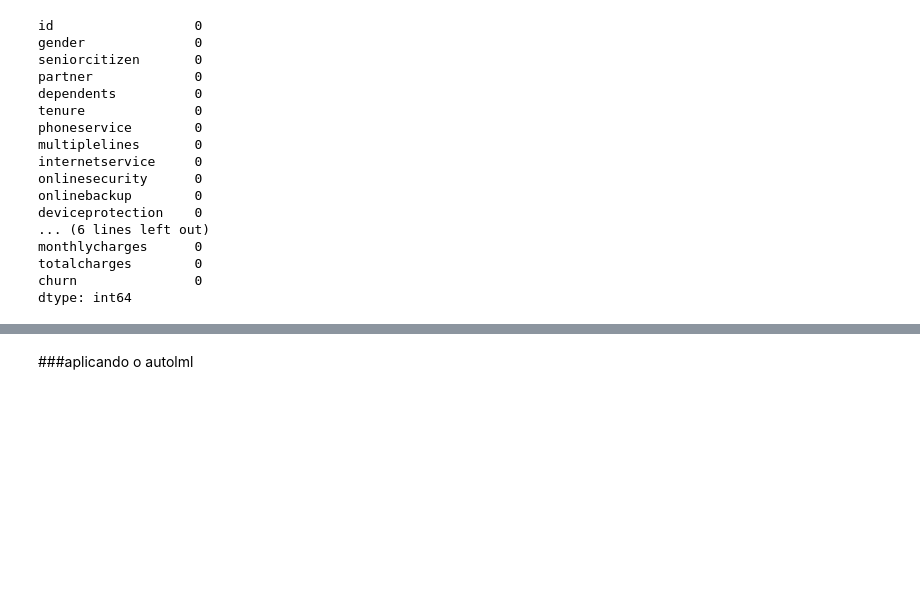
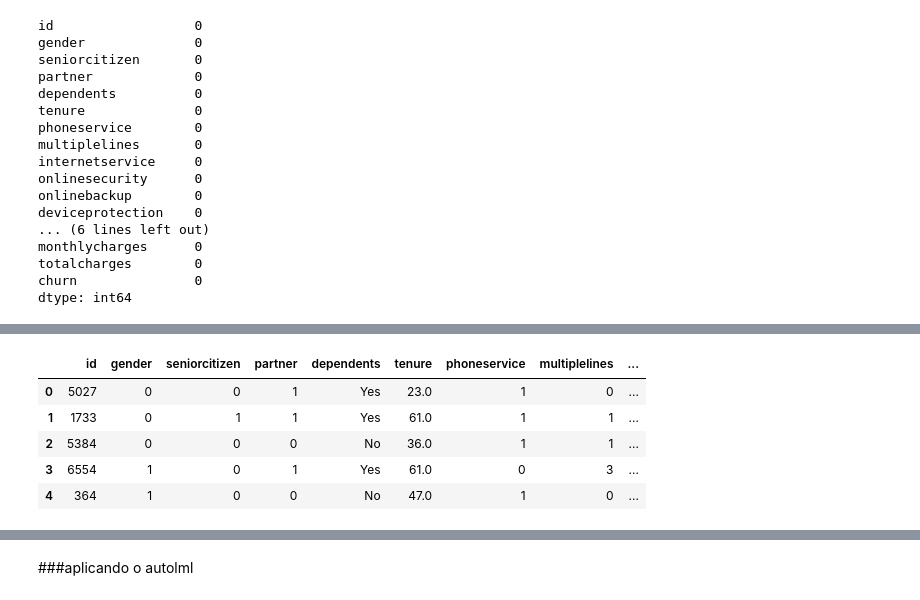
Before and after one commit to jjefferson2006/DSWP_JJ_altera, a Jupyter notebook: desafio_kaggle_2.ipynb, the cells around one changed output, grey strips where cells are left out. Cells and saved outputs as stored; diff of their text form; code cells hidden in the pictures; blank space fills up the shorter version.

```diff
--- a/desafio_kaggle_2.ipynb
+++ b/desafio_kaggle_2.ipynb
@@ -410,0 +737,3 @@ dtype: int64
+# %%
+l_index_charg = list(df_churn_test[df_churn_test['totalcharges'].isna()].index)
+l_index_charg
@@ -410,0 +786,9 @@ dtype: int64
+# %%
+df_churn_test.head()
+# %% [output]
+|  | id | gender | seniorcitizen | partner | dependents | tenure | phoneservice | multiplelines | ... |
+| 0 | 5027 | 0 | 0 | 1 | Yes | 23.0 | 1 | 0 | ... |
+| 1 | 1733 | 0 | 1 | 1 | Yes | 61.0 | 1 | 1 | ... |
+| 2 | 5384 | 0 | 0 | 0 | No | 36.0 | 1 | 1 | ... |
+| 3 | 6554 | 1 | 0 | 1 | Yes | 61.0 | 0 | 3 | ... |
+| 4 | 364 | 1 | 0 | 0 | No | 47.0 | 1 | 0 | ... |
```
Also changed, not shown: parts of 52 cells of this notebook.
